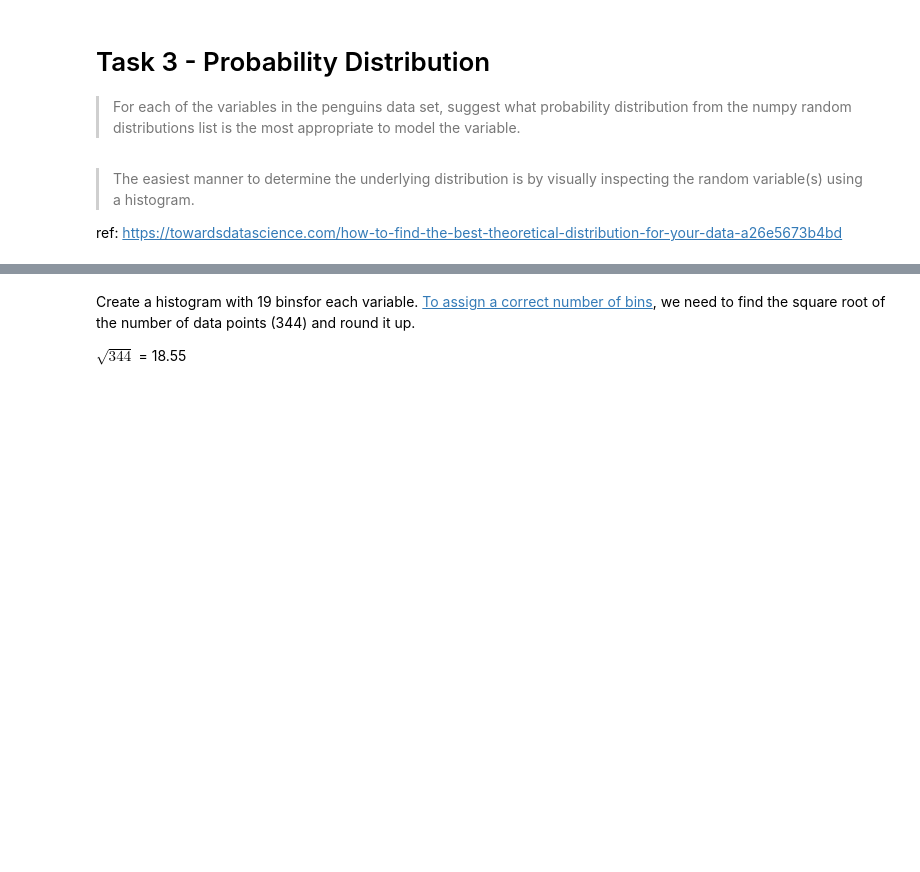
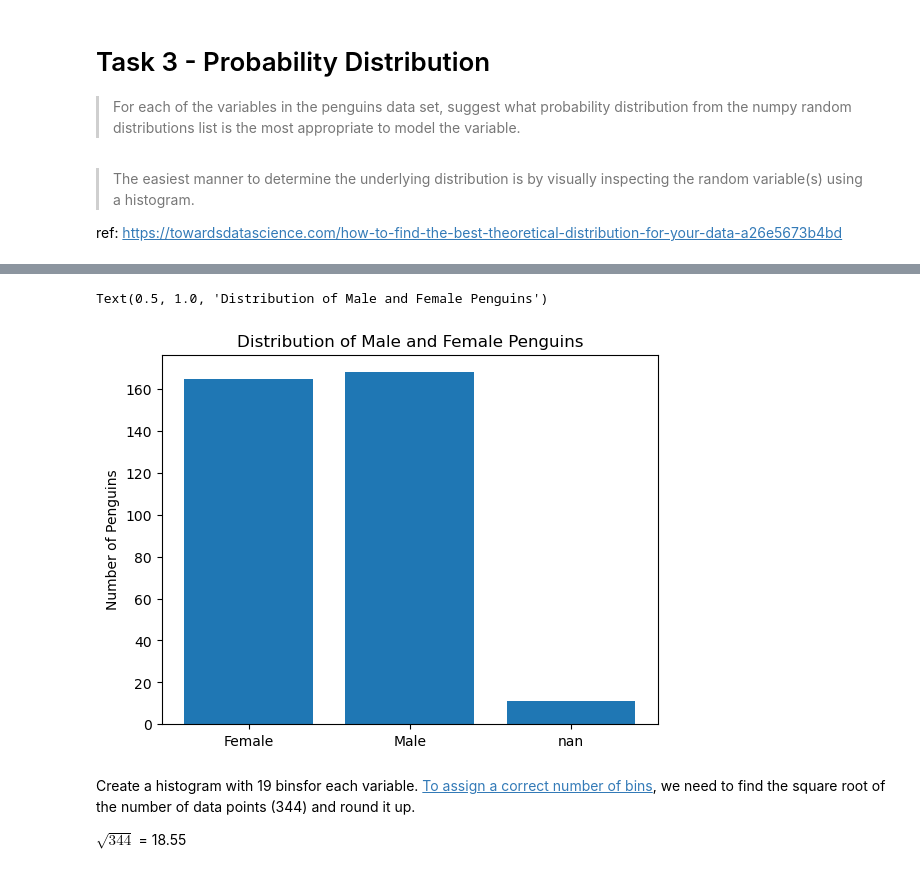
Before and after one commit to Kevin002023/FODA, a Jupyter notebook: tasks.ipynb, the cells around one changed output, grey strips where cells are left out. Drawn from its saved outputs; the diff is of its cells as text; code cells hidden in the pictures; blank space fills up the shorter version.

```diff
--- a/tasks.ipynb
+++ b/tasks.ipynb
@@ -176,3 +205,14 @@ Text(0.5, 0, 'Island)')
+# %%
+
+
+fig, ax = plt.subplots()
+
+ax.bar(Sex, counts2)
+ax.set_ylabel("Number of Penguins")
+ax.set_title("Distribution of Male and Female Penguins")
+# %% [output]
+Text(0.5, 1.0, 'Distribution of Male and Female Penguins')
+[figure, added]
 # %% [markdown]
 Create a histogram with 19 binsfor each variable.  [To assign a correct number of bins](https://www.qimacros.com/histogram-excel/how-to-determine-histogram-bin-interval/), we need to find the square root of the number of data points (344) and round it up.
 
```
Also changed, not shown: parts of 14 cells of this notebook.
